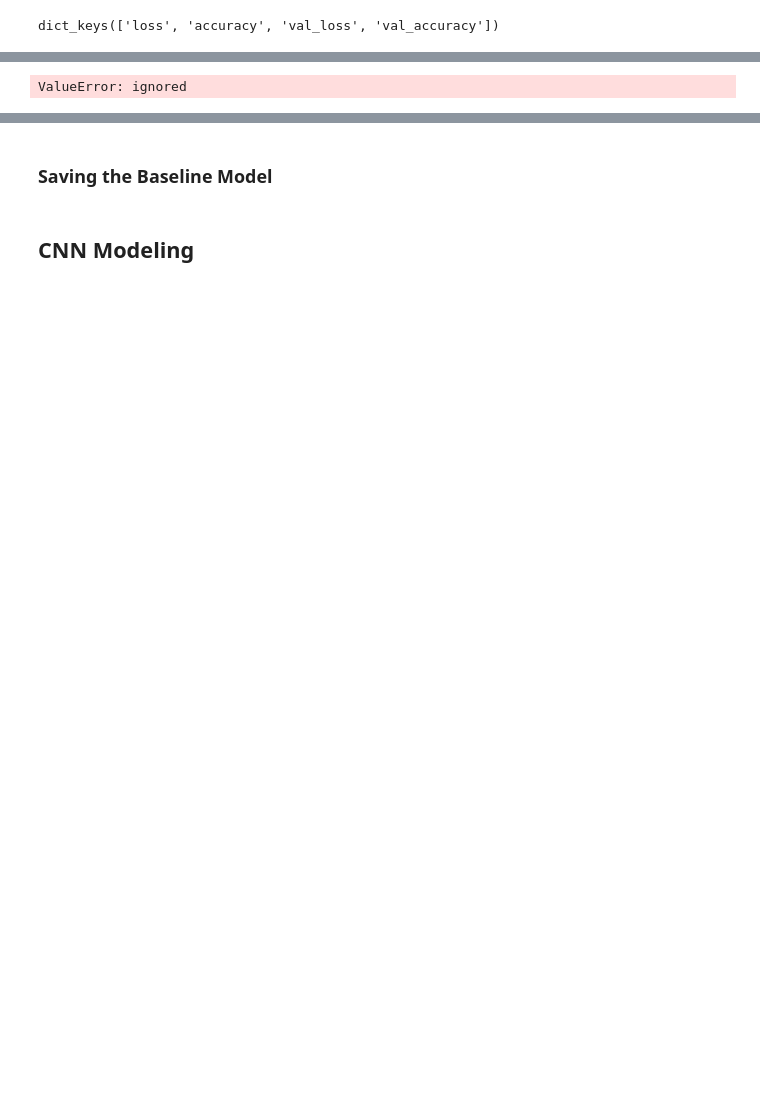
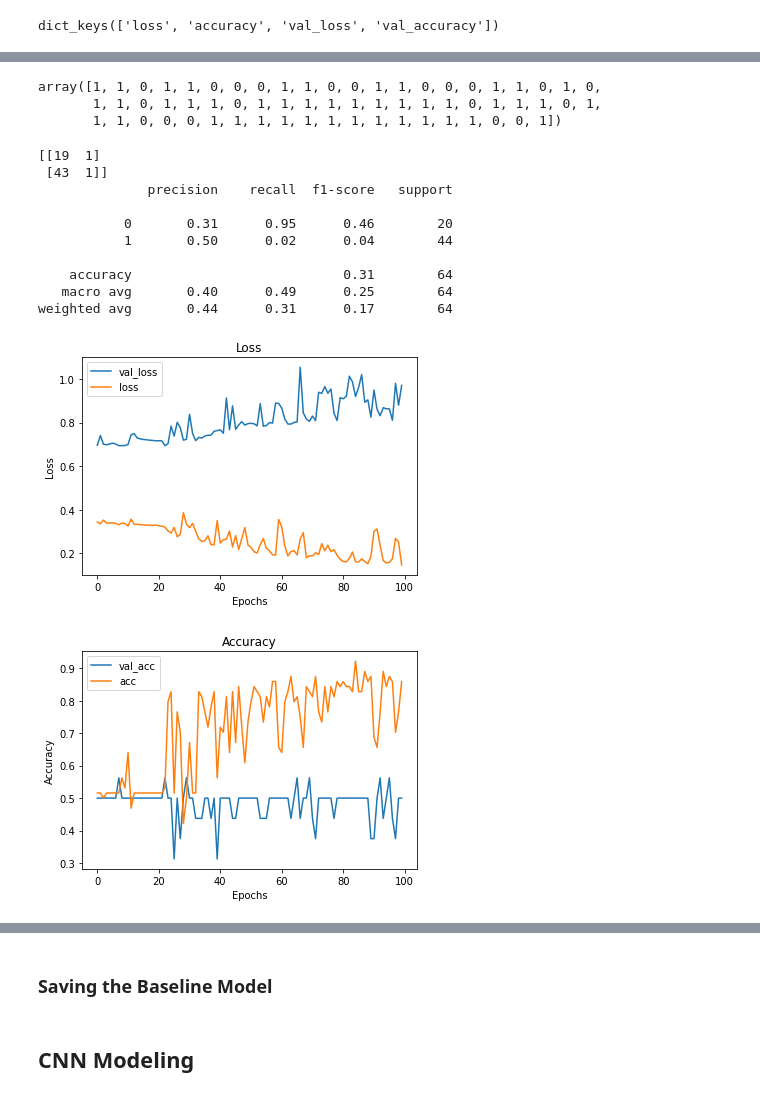
Before and after one commit to peimani/Project4, a Jupyter notebook: Copy_of_Image_Classification_w_Deep_Learning.ipynb, the cells around one changed output, grey strips where cells are left out. Saved outputs shown, nothing was run; the diff lists cells and outputs as text; code cells hidden in the pictures; blank space fills up the shorter version.

```diff
--- a/Copy_of_Image_Classification_w_Deep_Learning.ipynb
+++ b/Copy_of_Image_Classification_w_Deep_Learning.ipynb
@@ -372,12 +341,12 @@ dict_keys(['loss', 'accuracy', 'val_loss', 'val_accuracy'])
 # %%
 from sklearn.metrics import confusion_matrix, classification_report
 
-def evaluate_model (model,test_generator,results):
+def evaluate_model (model,test_img,results,test_labels):
+  test_labels= test_labels.argmax(axis=1)
+  pred = model.predict(test_img).round()
 
-  pred = model.predict(test_img, test_y)
-  pred = pred.predict(val_images)
-  print(confusion_matrix(test_generator.classes, pred > 0.5))
-  print(classification_report(test_generator.classes, pred > 0.5, output_dict=False))
+  print(confusion_matrix(test_labels, pred ))
+  print(classification_report(test_labels, pred, output_dict=False))
   visualize_training_results(results)
 
 
@@ -408,7 +406,24 @@ visualize_training_results (results)
+# %%
+test_labels.argmax(axis=1)
+# %% [output]
+array([1, 1, 0, 1, 1, 0, 0, 0, 1, 1, 0, 0, 1, 1, 0, 0, 0, 1, 1, 0, 1, 0,
+       1, 1, 0, 1, 1, 1, 0, 1, 1, 1, 1, 1, 1, 1, 1, 1, 0, 1, 1, 1, 0, 1,
+       1, 1, 0, 0, 0, 1, 1, 1, 1, 1, 1, 1, 1, 1, 1, 1, 1, 0, 0, 1])
 # %%
-evaluate_model (model,test_generator,results)
+evaluate_model (model,test_img,results, test_labels)
 # %% [output]
-ValueError: ignored
+[[19  1]
+ [43  1]]
+              precision    recall  f1-score   support
+
+           0       0.31      0.95      0.46        20
+           1       0.50      0.02      0.04        44
+
+    accuracy                           0.31        64
+   macro avg       0.40      0.49      0.25        64
+weighted avg       0.44      0.31      0.17        64
+[figure, added]
+[figure, added]
 # %%
 plt.subplot()
 plt.plot(results.history['loss'], label='Loss')
```
Also changed, not shown: parts of 43 cells of this notebook.
